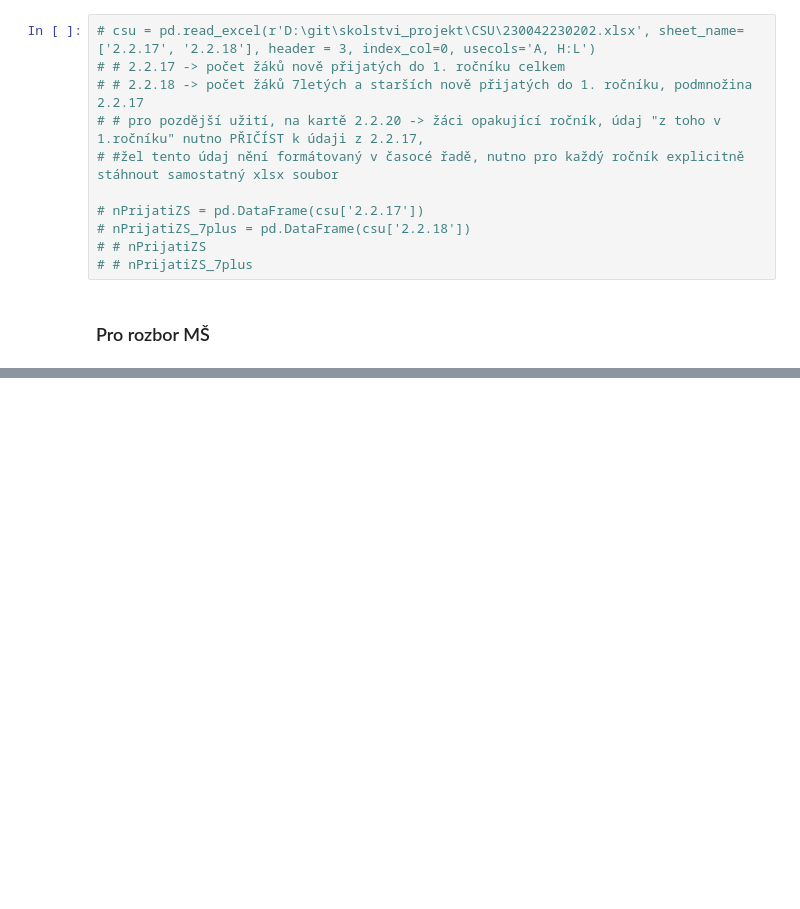
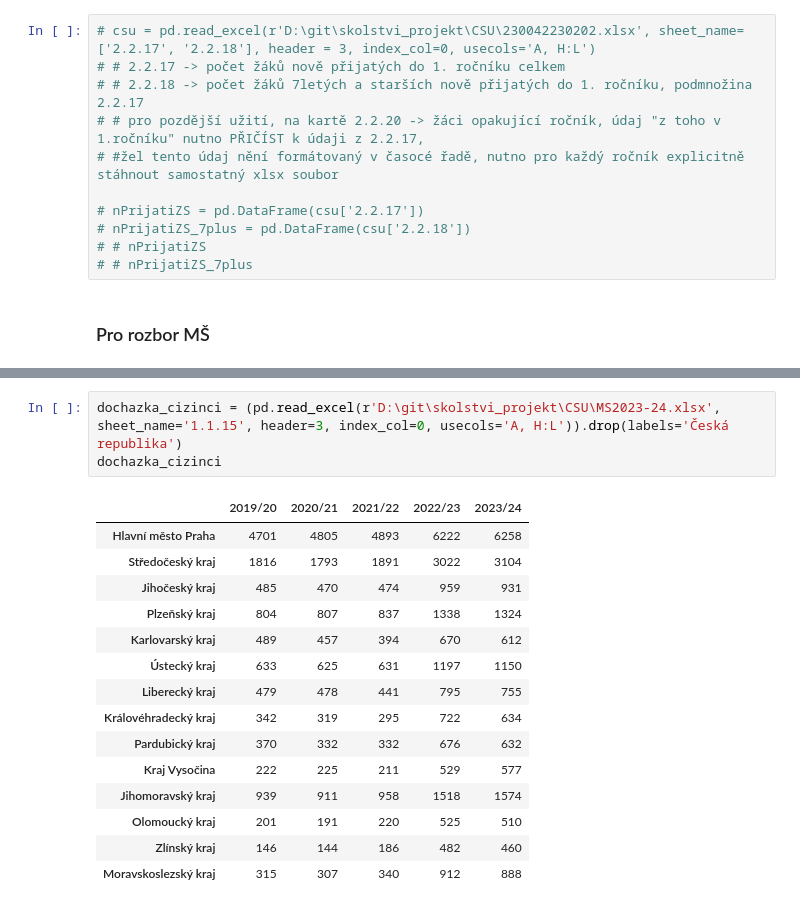
Before and after one commit to klbek/projekt_skolstvi, a Jupyter notebook: zakladni_info-upgrade.ipynb, the cells around one changed output, grey strips where cells are left out. Saved outputs shown, nothing was run; the diff lists cells and outputs as text; blank space fills up the shorter version.

```diff
--- a/zakladni_info-upgrade.ipynb
+++ b/zakladni_info-upgrade.ipynb
@@ -221,0 +286,19 @@ MS_18_19.insert(loc=5, column='rok', value='2018/19')
+# %%
+dochazka_cizinci = (pd.read_excel(r'D:\git\skolstvi_projekt\CSU\MS2023-24.xlsx', sheet_name='1.1.15', header=3, index_col=0, usecols='A, H:L')).drop(labels='Česká republika')
+dochazka_cizinci
+# %% [output]
+|  | 2019/20 | 2020/21 | 2021/22 | 2022/23 | 2023/24 |
+| Hlavní město Praha | 4701 | 4805 | 4893 | 6222 | 6258 |
+| Středočeský kraj | 1816 | 1793 | 1891 | 3022 | 3104 |
+| Jihočeský kraj | 485 | 470 | 474 | 959 | 931 |
+| Plzeňský kraj | 804 | 807 | 837 | 1338 | 1324 |
+| Karlovarský kraj | 489 | 457 | 394 | 670 | 612 |
+| Ústecký kraj | 633 | 625 | 631 | 1197 | 1150 |
+| Liberecký kraj | 479 | 478 | 441 | 795 | 755 |
+| Královéhradecký kraj | 342 | 319 | 295 | 722 | 634 |
+| Pardubický kraj | 370 | 332 | 332 | 676 | 632 |
+| Kraj Vysočina | 222 | 225 | 211 | 529 | 577 |
+| Jihomoravský kraj | 939 | 911 | 958 | 1518 | 1574 |
+| Olomoucký kraj | 201 | 191 | 220 | 525 | 510 |
+| Zlínský kraj | 146 | 144 | 186 | 482 | 460 |
+| Moravskoslezský kraj | 315 | 307 | 340 | 912 | 888 |
```
Also changed, not shown: parts of 18 cells of this notebook.
